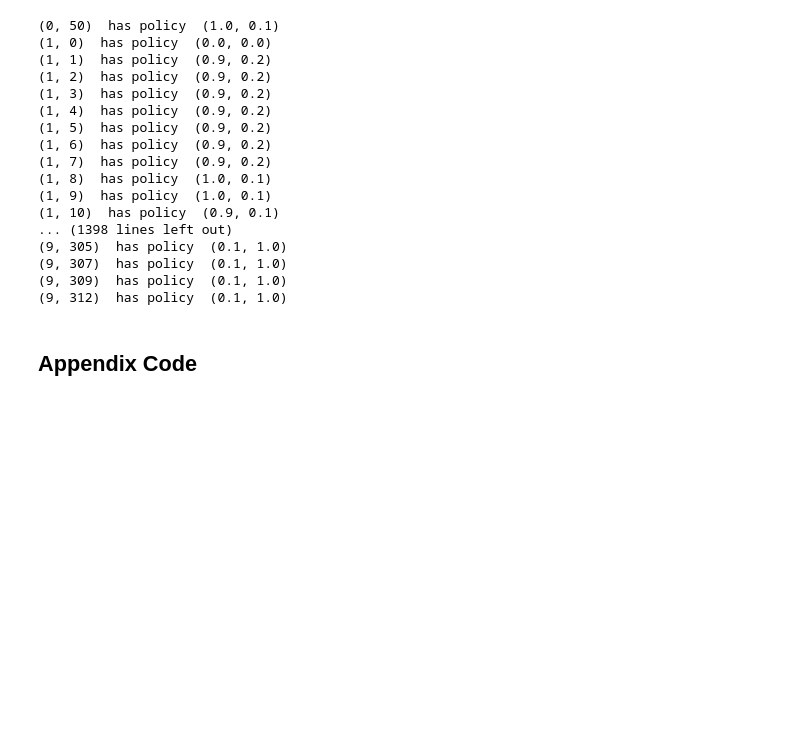
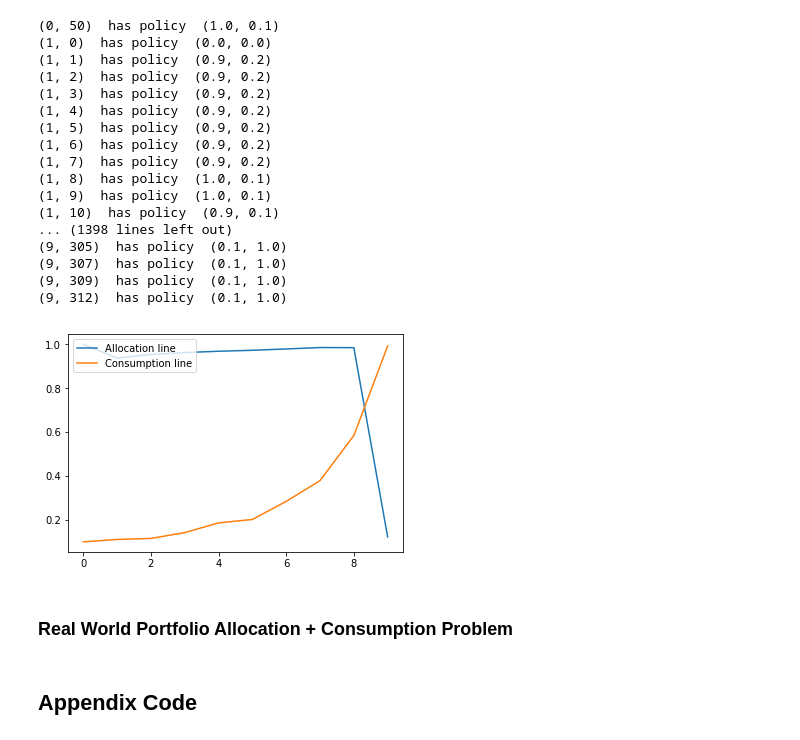
Before and after one commit to joelper/MS-E346, a Jupyter notebook: Assignments/Assignment_6.ipynb, the cells around one changed output. Saved outputs shown, nothing was run; the diff lists cells and outputs as text; code cells hidden in the pictures; blank space fills up the shorter version.

```diff
--- a/Assignments/Assignment_6.ipynb
+++ b/Assignments/Assignment_6.ipynb
@@ -147,6 +148,29 @@ for s in sorted(policy):
 (9, 307)  has policy  (0.1, 1.0)
 (9, 309)  has policy  (0.1, 1.0)
 (9, 312)  has policy  (0.1, 1.0)
+# %%
+import pylab as pl
+last_t = 0
+avg_con = np.zeros((10,1))
+avg_all = np.zeros((10,1))
+counter = np.zeros((10,1))
+for s in sorted(policy):
+    avg_all[s[0]] += policy[s][0]
+    avg_con[s[0]] += policy[s][1]
+    counter[s[0]] += 1
+
+avg_all = np.divide(avg_all, counter)
+avg_con = np.divide(avg_con, counter)
+# for i in range(avg_all.shape[0]):
+#     print(i, avg_all[i], avg_con[i])
+pl.plot(np.arange(10), avg_all, label='Allocation line')
+pl.plot(np.arange(10), avg_con, label='Consumption line')
+pl.legend(loc='upper left')
+pl.show()
+# %% [output]
+[figure, added]
+# %% [markdown]
+### Real World Portfolio Allocation + Consumption Problem
 # %% [markdown]
 ## Appendix Code
 # %%
```
Also changed, not shown: parts of 1 cell of this notebook.
